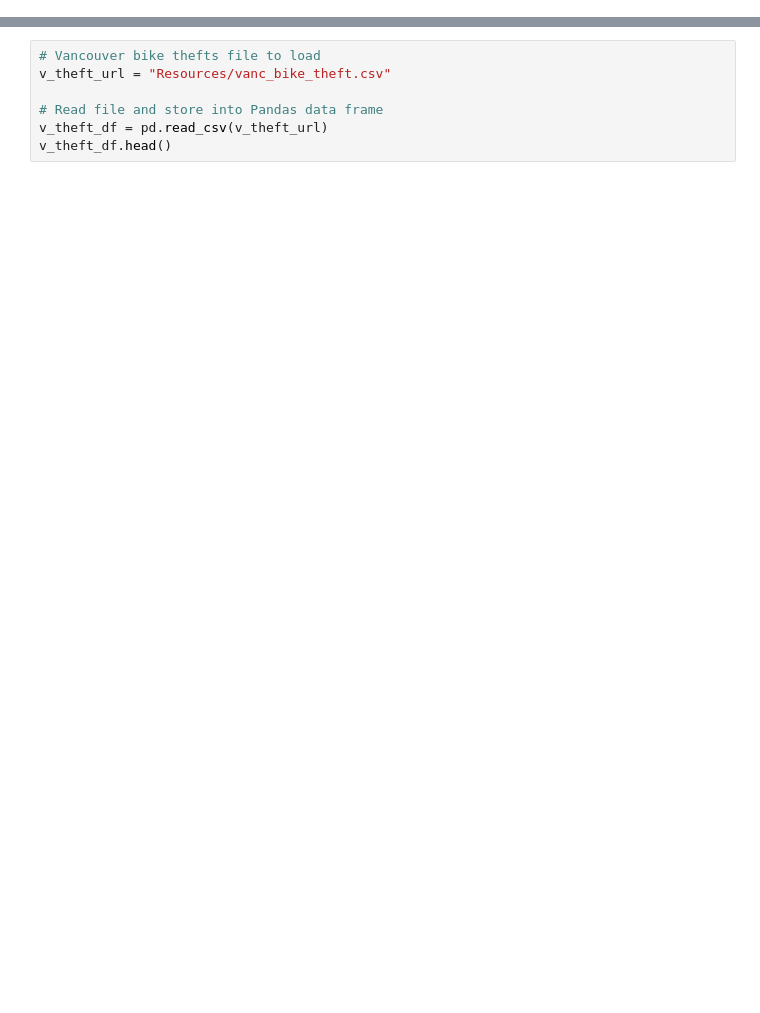
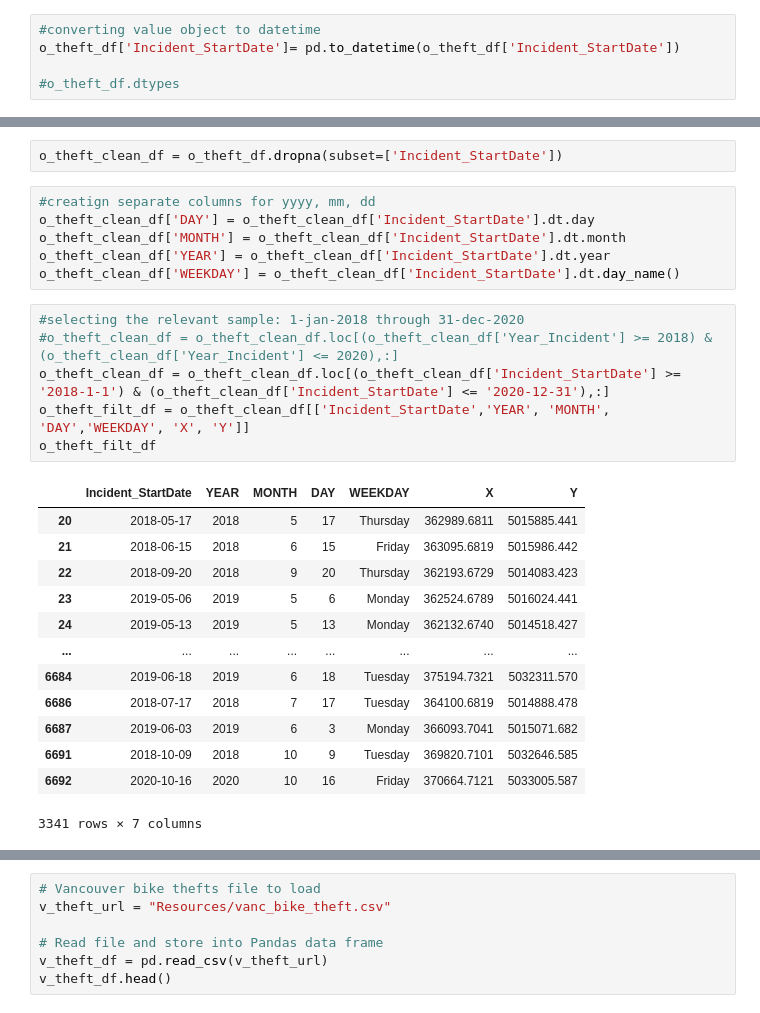
Before and after one commit to itspria/Bike-Theft-Analysis, a Jupyter notebook: bike_thefts.ipynb, the cells around one changed output, grey strips where cells are left out. Cells and saved outputs as stored; diff of their text form; blank space fills up the shorter version.

```diff
--- a/bike_thefts.ipynb
+++ b/bike_thefts.ipynb
@@ -18,0 +30,5 @@ o_theft_df.head()
+# %%
+#converting value object to datetime
+o_theft_df['Incident_StartDate']= pd.to_datetime(o_theft_df['Incident_StartDate'])
+
+#o_theft_df.dtypes
@@ -18,0 +56,28 @@ o_theft_df.head()
+# %%
+o_theft_clean_df = o_theft_df.dropna(subset=['Incident_StartDate'])
+# %%
+#creatign separate columns for yyyy, mm, dd
+o_theft_clean_df['DAY'] = o_theft_clean_df['Incident_StartDate'].dt.day
+o_theft_clean_df['MONTH'] = o_theft_clean_df['Incident_StartDate'].dt.month
+o_theft_clean_df['YEAR'] = o_theft_clean_df['Incident_StartDate'].dt.year
+o_theft_clean_df['WEEKDAY'] = o_theft_clean_df['Incident_StartDate'].dt.day_name()
+# %%
+#selecting the relevant sample: 1-jan-2018 through 31-dec-2020
+#o_theft_clean_df = o_theft_clean_df.loc[(o_theft_clean_df['Year_Incident'] >= 2018) & (o_theft_clean_df['Year_Incident'] <= 2020),:]
+o_theft_clean_df = o_theft_clean_df.loc[(o_theft_clean_df['Incident_StartDate'] >= '2018-1-1') & (o_theft_clean_df['Incident_StartDate'] <= '2020-12-31'),:]
+o_theft_filt_df = o_theft_clean_df[['Incident_StartDate','YEAR', 'MONTH', 'DAY','WEEKDAY', 'X', 'Y']]
+o_theft_filt_df
+# %% [output]
+|  | Incident_StartDate | YEAR | MONTH | DAY | WEEKDAY | X | Y |
+| 20 | 2018-05-17 | 2018 | 5 | 17 | Thursday | 362989.6811 | 5015885.441 |
+| 21 | 2018-06-15 | 2018 | 6 | 15 | Friday | 363095.6819 | 5015986.442 |
+| 22 | 2018-09-20 | 2018 | 9 | 20 | Thursday | 362193.6729 | 5014083.423 |
+| 23 | 2019-05-06 | 2019 | 5 | 6 | Monday | 362524.6789 | 5016024.441 |
+| 24 | 2019-05-13 | 2019 | 5 | 13 | Monday | 362132.6740 | 5014518.427 |
+| ... | ... | ... | ... | ... | ... | ... | ... |
+| 6684 | 2019-06-18 | 2019 | 6 | 18 | Tuesday | 375194.7321 | 5032311.570 |
+| 6686 | 2018-07-17 | 2018 | 7 | 17 | Tuesday | 364100.6819 | 5014888.478 |
+| 6687 | 2019-06-03 | 2019 | 6 | 3 | Monday | 366093.7041 | 5015071.682 |
+| 6691 | 2018-10-09 | 2018 | 10 | 9 | Tuesday | 369820.7101 | 5032646.585 |
+| 6692 | 2020-10-16 | 2020 | 10 | 16 | Friday | 370664.7121 | 5033005.587 |
+3341 rows × 7 columns
```
Also changed, not shown: parts of 11 cells of this notebook, 1 other file.
